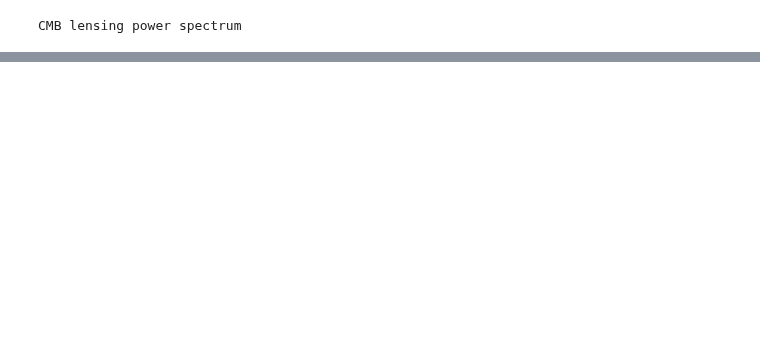
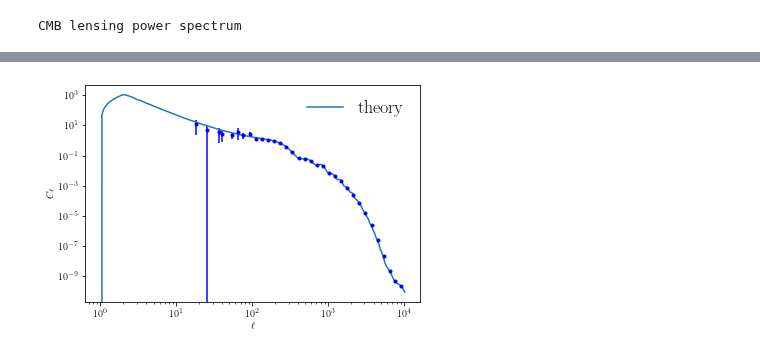
Before and after one commit to DelonShen/LensQuEst, a Jupyter notebook: dev/camb_tgradt_weights_scratch.ipynb, the cells around one changed output, grey strips where cells are left out. Cells and saved outputs as stored; diff of their text form; code cells hidden in the pictures; blank space fills up the shorter version.

```diff
--- a/dev/camb_tgradt_weights_scratch.ipynb
+++ b/dev/camb_tgradt_weights_scratch.ipynb
@@ -217,0 +165,30 @@ findfont: Generic family 'serif' not found because none of the following familie
+# %%
+L = np.arange(unlensedCL.shape[0])
+
+unlensedTT = unlensedCL[:,0]/(L*(L+1))*2*np.pi
+F = unlensedTT
+funlensedTT = interp1d(L, F, kind='linear', bounds_error=False, fill_value=0.)
+
+L = np.arange(cl.shape[0])
+PP = cl[:,0]
+rawPP = PP*2*np.pi/((L*(L+1))**2)
+rawKK = L**4/4 * rawPP
+
+fKK = interp1d(L, rawKK, kind='linear', bounds_error=False, fill_value=0.)
+
+L = np.arange(totCL.shape[0])
+
+lensedTT = totCL[:,0]/(L*(L+1))*2*np.pi
+F = lensedTT
+flensedTT = interp1d(L, F, kind='linear', bounds_error=False, fill_value=0.)
+# %%
+cmb0Fourier = baseMap.genGRF(funlensedTT, test=False)
+cmb0 = baseMap.inverseFourier(cmb0Fourier)
+
+
+kCmbFourier = baseMap.genGRF(fKK, test=False)
+kCmb = baseMap.inverseFourier(kCmbFourier)
+# %%
+baseMap.powerSpectrum(cmb0Fourier, plot=True, theory=[funlensedTT]);
+# %% [output]
+[figure, added]
```
Also changed, not shown: parts of 9 cells of this notebook, 22 other files.
